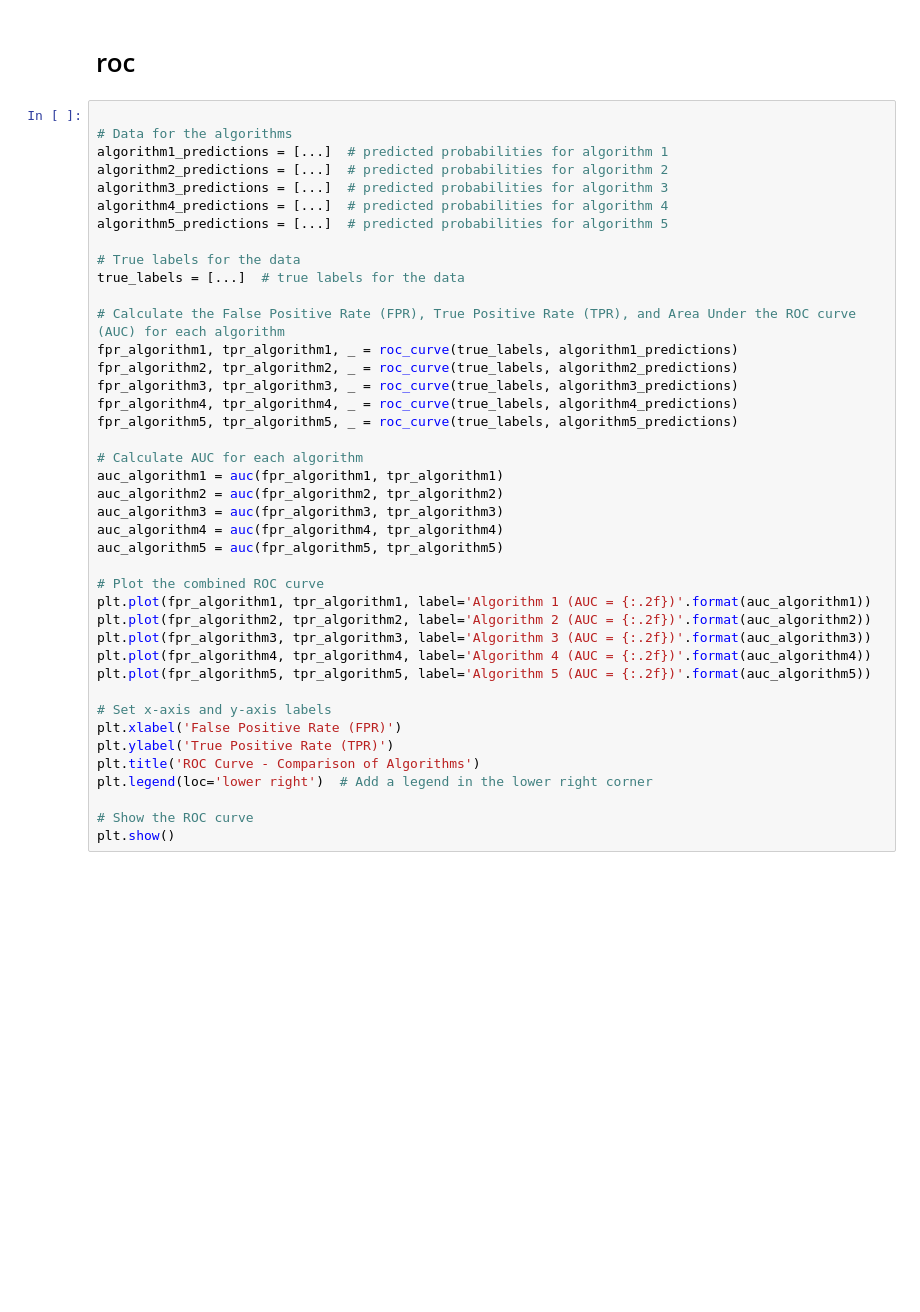
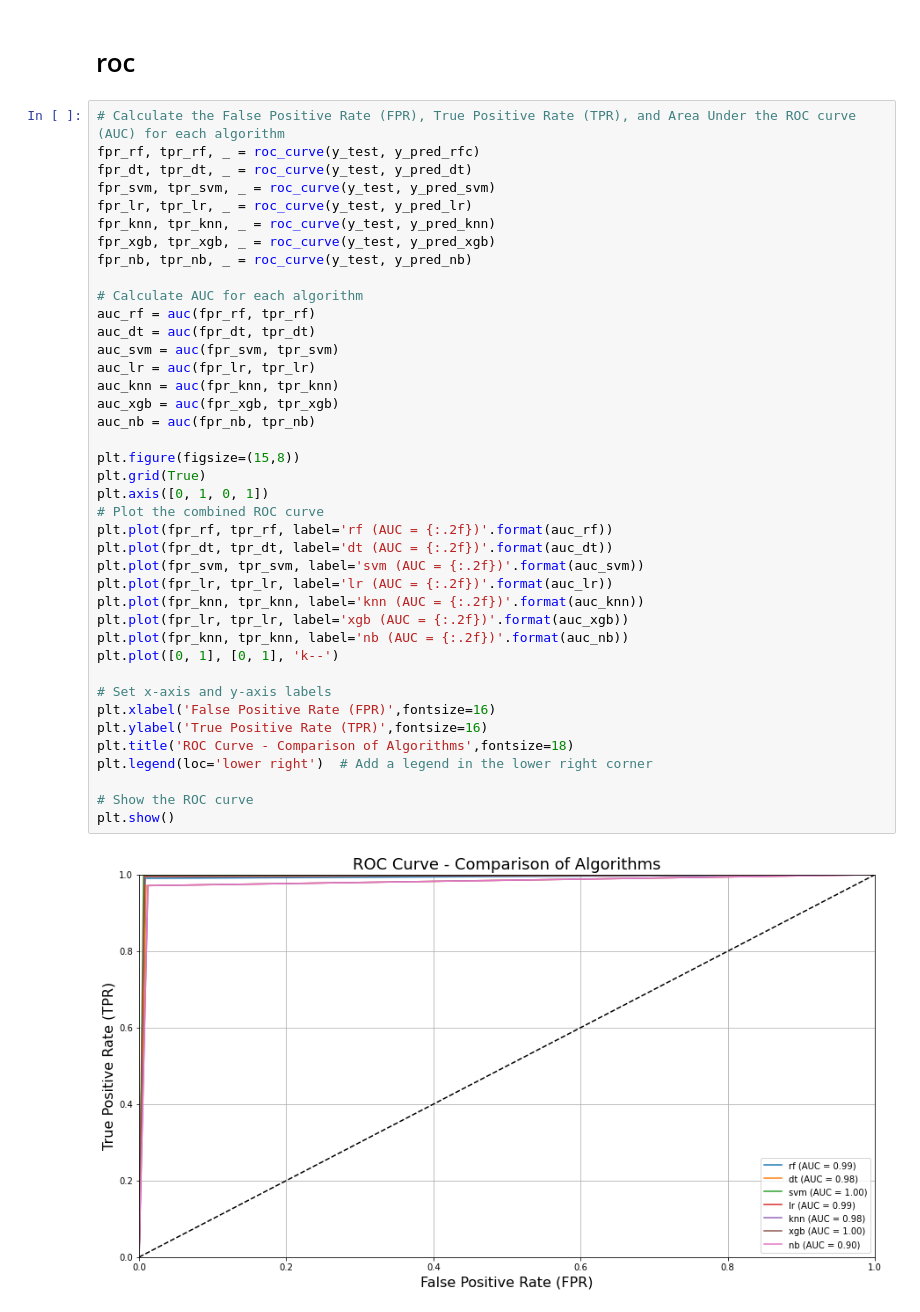
Before and after one commit to imadken/Email_Spam_Classifier, a Jupyter notebook: email_spam_classification.ipynb, the cells around one changed output. Cells and saved outputs as stored; diff of their text form; blank space fills up the shorter version.

```diff
--- a/email_spam_classification.ipynb
+++ b/email_spam_classification.ipynb
@@ -524,44 +546,45 @@ plt.show()
 # %% [markdown]
 # roc
 # %%
-
-# Data for the algorithms
-algorithm1_predictions = [...]  # predicted probabilities for algorithm 1
-algorithm2_predictions = [...]  # predicted probabilities for algorithm 2
-algorithm3_predictions = [...]  # predicted probabilities for algorithm 3
-algorithm4_predictions = [...]  # predicted probabilities for algorithm 4
-algorithm5_predictions = [...]  # predicted probabilities for algorithm 5
-
-# True labels for the data
-true_labels = [...]  # true labels for the data
-
 # Calculate the False Positive Rate (FPR), True Positive Rate (TPR), and Area Under the ROC curve (AUC) for each algorithm
-fpr_algorithm1, tpr_algorithm1, _ = roc_curve(true_labels, algorithm1_predictions)
-fpr_algorithm2, tpr_algorithm2, _ = roc_curve(true_labels, algorithm2_predictions)
-fpr_algorithm3, tpr_algorithm3, _ = roc_curve(true_labels, algorithm3_predictions)
-fpr_algorithm4, tpr_algorithm4, _ = roc_curve(true_labels, algorithm4_predictions)
-fpr_algorithm5, tpr_algorithm5, _ = roc_curve(true_labels, algorithm5_predictions)
+fpr_rf, tpr_rf, _ = roc_curve(y_test, y_pred_rfc)
+fpr_dt, tpr_dt, _ = roc_curve(y_test, y_pred_dt)
+fpr_svm, tpr_svm, _ = roc_curve(y_test, y_pred_svm)
+fpr_lr, tpr_lr, _ = roc_curve(y_test, y_pred_lr)
+fpr_knn, tpr_knn, _ = roc_curve(y_test, y_pred_knn)
+fpr_xgb, tpr_xgb, _ = roc_curve(y_test, y_pred_xgb)
+fpr_nb, tpr_nb, _ = roc_curve(y_test, y_pred_nb)
 
 # Calculate AUC for each algorithm
-auc_algorithm1 = auc(fpr_algorithm1, tpr_algorithm1)
-auc_algorithm2 = auc(fpr_algorithm2, tpr_algorithm2)
-auc_algorithm3 = auc(fpr_algorithm3, tpr_algorithm3)
-auc_algorithm4 = auc(fpr_algorithm4, tpr_algorithm4)
-auc_algorithm5 = auc(fpr_algorithm5, tpr_algorithm5)
+auc_rf = auc(fpr_rf, tpr_rf)
+auc_dt = auc(fpr_dt, tpr_dt)
+auc_svm = auc(fpr_svm, tpr_svm)
+auc_lr = auc(fpr_lr, tpr_lr)
+auc_knn = auc(fpr_knn, tpr_knn)
+auc_xgb = auc(fpr_xgb, tpr_xgb)
+auc_nb = auc(fpr_nb, tpr_nb)
 
+plt.figure(figsize=(15,8))
+plt.grid(True)
+plt.axis([0, 1, 0, 1])
 # Plot the combined ROC curve
-plt.plot(fpr_algorithm1, tpr_algorithm1, label='Algorithm 1 (AUC = {:.2f})'.format(auc_algorithm1))
-plt.plot(fpr_algorithm2, tpr_algorithm2, label='Algorithm 2 (AUC = {:.2f})'.format(auc_algorithm2))
-plt.plot(fpr_algorithm3, tpr_algorithm3, label='Algorithm 3 (AUC = {:.2f})'.format(auc_algorithm3))
-plt.plot(fpr_algorithm4, tpr_algorithm4, label='Algorithm 4 (AUC = {:.2f})'.format(auc_algorithm4))
-plt.plot(fpr_algorithm5, tpr_algorithm5, label='Algorithm 5 (AUC = {:.2f})'.format(auc_algorithm5))
+plt.plot(fpr_rf, tpr_rf, label='rf (AUC = {:.2f})'.format(auc_rf))
+plt.plot(fpr_dt, tpr_dt, label='dt (AUC = {:.2f})'.format(auc_dt))
+plt.plot(fpr_svm, tpr_svm, label='svm (AUC = {:.2f})'.format(auc_svm))
+plt.plot(fpr_lr, tpr_lr, label='lr (AUC = {:.2f})'.format(auc_lr))
+plt.plot(fpr_knn, tpr_knn, label='knn (AUC = {:.2f})'.format(auc_knn))
+plt.plot(fpr_lr, tpr_lr, label='xgb (AUC = {:.2f})'.format(auc_xgb))
+plt.plot(fpr_knn, tpr_knn, label='nb (AUC = {:.2f})'.format(auc_nb))
+plt.plot([0, 1], [0, 1], 'k--')
 
 # Set x-axis and y-axis labels
-plt.xlabel('False Positive Rate (FPR)')
-plt.ylabel('True Positive Rate (TPR)')
-plt.title('ROC Curve - Comparison of Algorithms')
+plt.xlabel('False Positive Rate (FPR)',fontsize=16)
+plt.ylabel('True Positive Rate (TPR)',fontsize=16)
+plt.title('ROC Curve - Comparison of Algorithms',fontsize=18)
 plt.legend(loc='lower right')  # Add a legend in the lower right corner
 
 # Show the ROC curve
 plt.show()
+# %% [output]
+[figure, added]
 # %%
```
Also changed, not shown: parts of 60 cells of this notebook.
